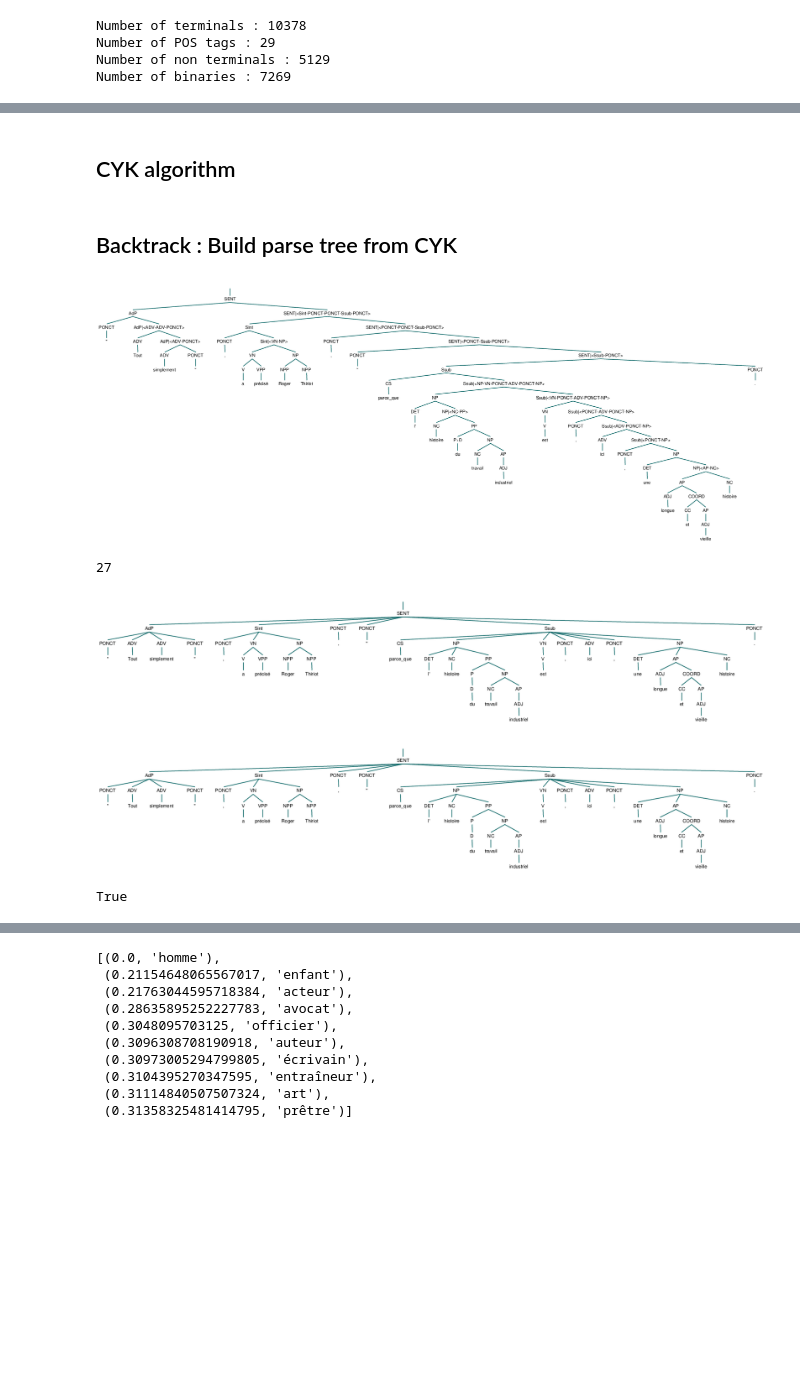
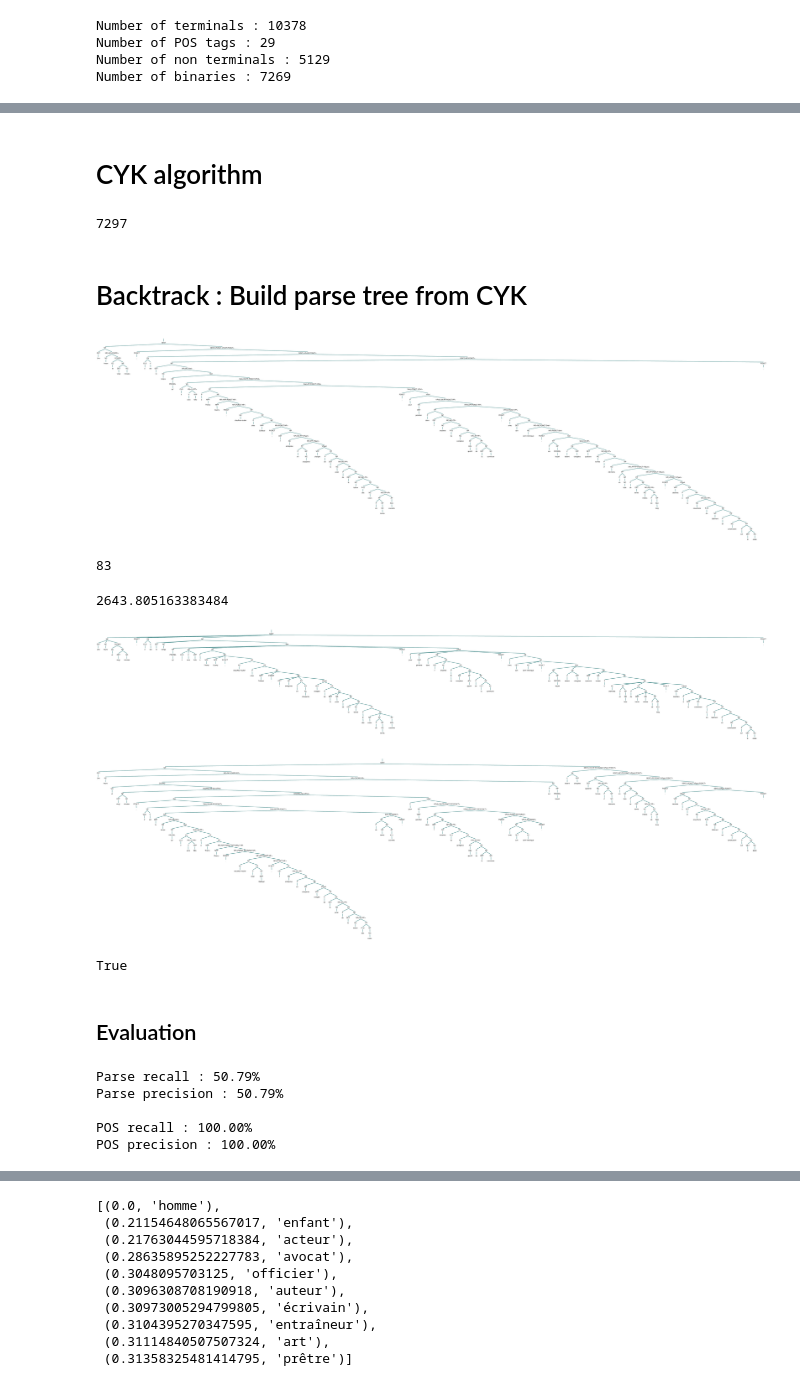
Before and after one commit to Chaoukia/Constituency-Parser-French, a Jupyter notebook: parser.ipynb, the cells around one changed output, grey strips where cells are left out. Drawn from its saved outputs; the diff is of its cells as text; code cells hidden in the pictures; blank space fills up the shorter version.

```diff
--- a/parser.ipynb
+++ b/parser.ipynb
@@ -245,7 +250,7 @@ def pcfg(data):
 # %%
 dict_pcfg, dict_probas = pcfg(data)
 # %% [markdown]
-## CYK algorithm
+# CYK algorithm
 # %%
 def cyk(sentence):
 
@@ -299,8 +304,12 @@ def cyk(sentence):
 
 
     return scores, back
+# %%
+len(dict_probas['unary']) + len(dict_probas['binary'])
+# %% [output]
+7297
 # %% [markdown]
-## Backtrack : Build parse tree from CYK
+# Backtrack : Build parse tree from CYK
 # %%
 def build_parentheses(back_track):
 
@@ -360,13 +369,13 @@ def build_parentheses(back_track):
 
     return string
 # %%
-t = Tree.fromstring(ignore_functional_labels(data[15]))
+t = Tree.fromstring(ignore_functional_labels(data[97]))
 t.chomsky_normal_form()
 t
 # %% [output]
-[figure, old version]
+[figure, new version]
 # %%
 sentence = t.leaves()
 len(sentence)
 # %% [output]
-27
+83
@@ -375,15 +382,24 @@ scores, back = cyk(sentence)
+# %%
+from time import time
+start_time = time()
+scores, back = cyk(sentence)
+print(time() - start_time)
+# %% [output]
+2643.805163383484
 # %%
 t.un_chomsky_normal_form()
 t
 # %% [output]
-[figure, old version]
+[figure, new version]
 # %%
 t_test = Tree.fromstring(build_parentheses(back))
-t_test.un_chomsky_normal_form()
+# t_test.chomsky_normal_form()
 t_test
 # %% [output]
-[figure, old version]
+[figure, new version]
 # %%
 " ".join(str(t).split()) == " ".join(str(t_test).split())
 # %% [output]
 True
+# %% [markdown]
+## Evaluation
@@ -390 +448,9 @@ True
+# %%
+score(" ".join(str(t).split()), " ".join(str(t_test).split()))
+# %% [output]
+Parse recall : 50.79%
+Parse precision : 50.79%
+
+POS recall : 100.00%
+POS precision : 100.00%
 # %% [markdown]
```
Also changed, not shown: parts of 11 cells of this notebook.
